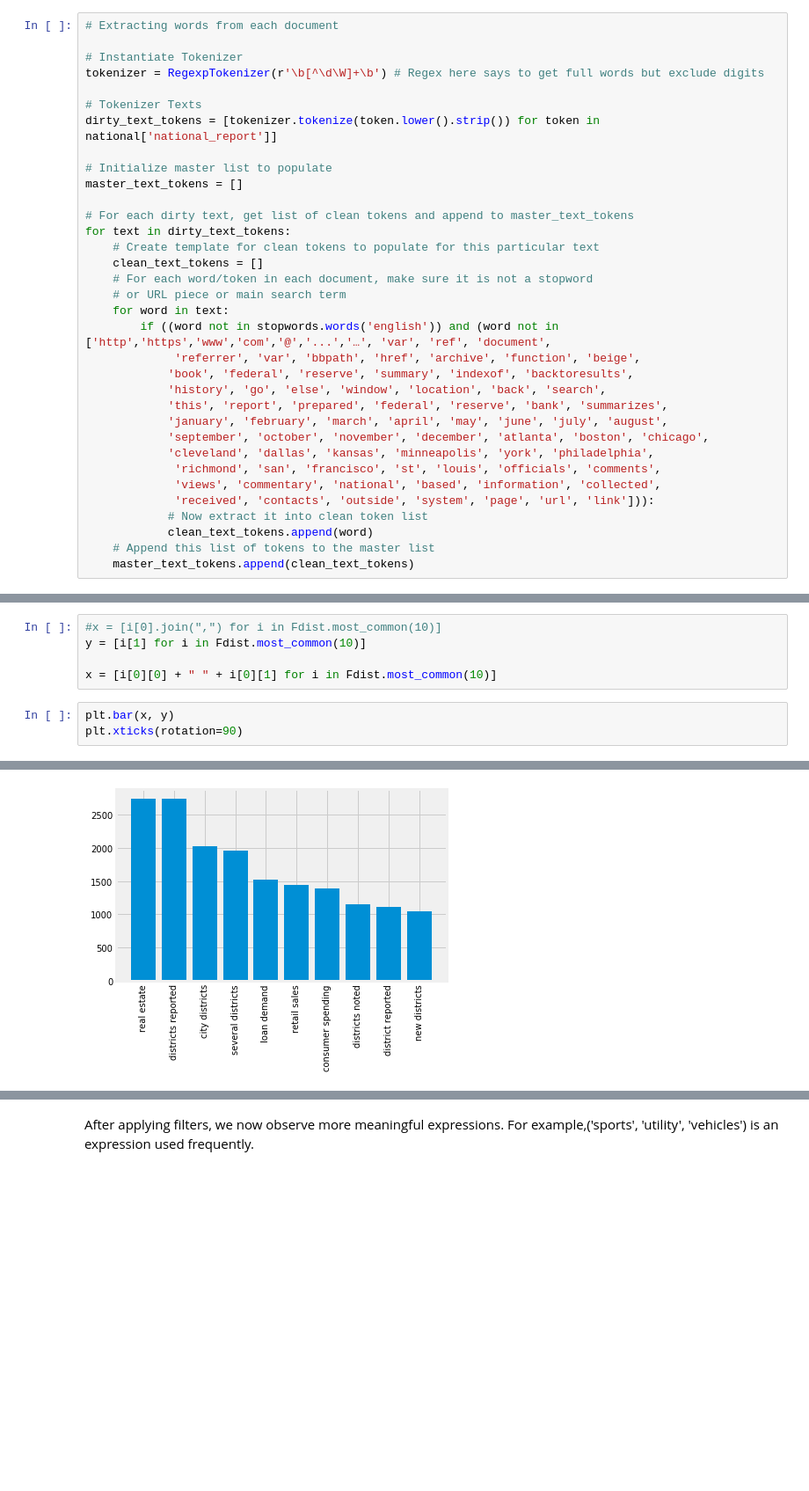
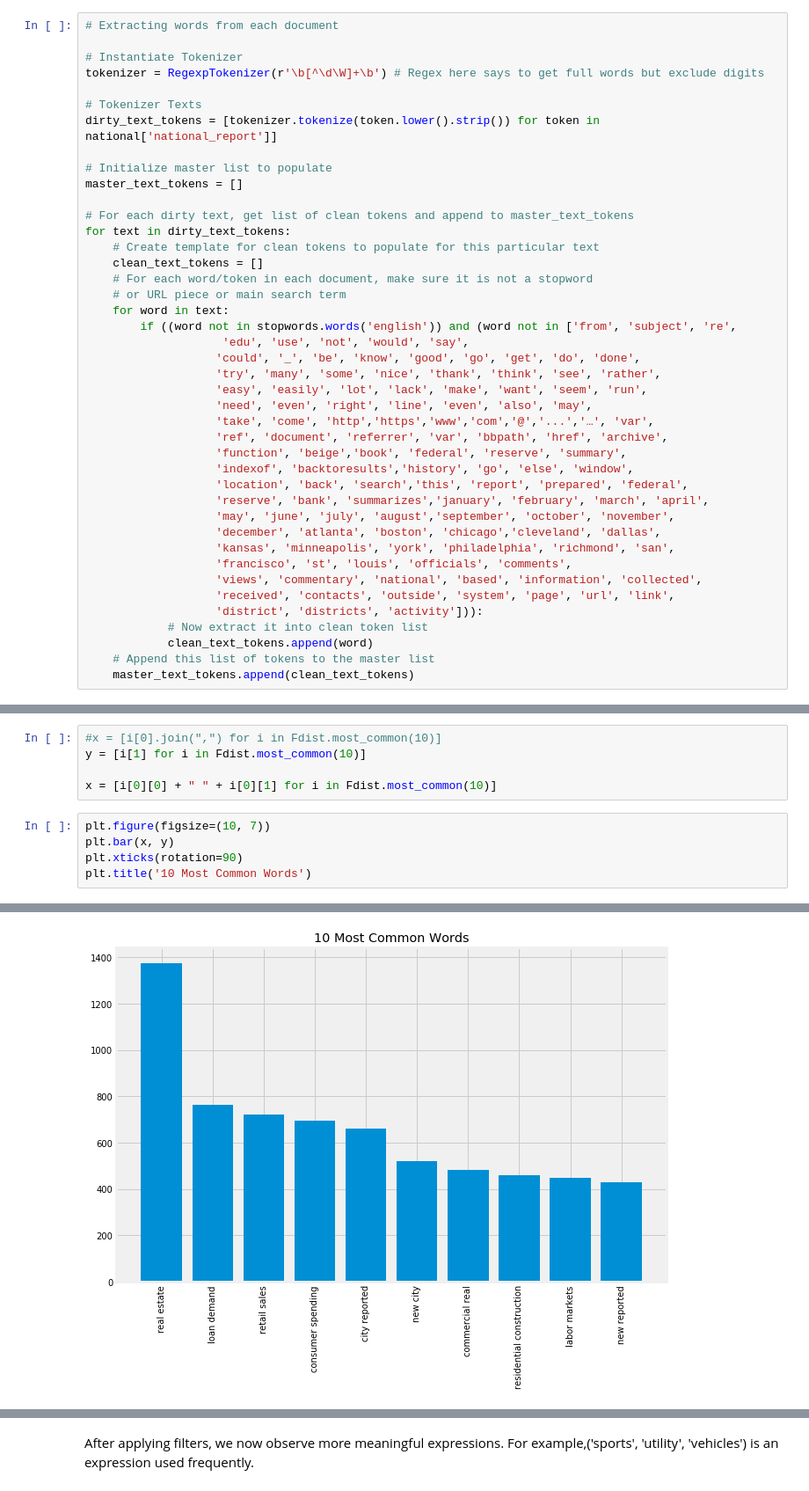
Before and after one commit to iceberg425/NLP_Projects, a Jupyter notebook: DSI_Project/EDA_2.ipynb, the cells around one changed output, grey strips where cells are left out. Shown at 88% size. Drawn from its saved outputs; the diff is of its cells as text; blank space fills up the shorter version.

```diff
--- a/DSI_Project/EDA_2.ipynb
+++ b/DSI_Project/EDA_2.ipynb
@@ -276,17 +280,25 @@ for text in dirty_text_tokens:
     # For each word/token in each document, make sure it is not a stopword
     # or URL piece or main search term
     for word in text:
-        if ((word not in stopwords.words('english')) and (word not in ['http','https','www','com','@','...','…', 'var', 'ref', 'document',
-             'referrer', 'var', 'bbpath', 'href', 'archive', 'function', 'beige',
-            'book', 'federal', 'reserve', 'summary', 'indexof', 'backtoresults',
-            'history', 'go', 'else', 'window', 'location', 'back', 'search',
-            'this', 'report', 'prepared', 'federal', 'reserve', 'bank', 'summarizes',
-            'january', 'february', 'march', 'april', 'may', 'june', 'july', 'august',
-            'september', 'october', 'november', 'december', 'atlanta', 'boston', 'chicago',
-            'cleveland', 'dallas', 'kansas', 'minneapolis', 'york', 'philadelphia',
-             'richmond', 'san', 'francisco', 'st', 'louis', 'officials', 'comments',
-             'views', 'commentary', 'national', 'based', 'information', 'collected',
-             'received', 'contacts', 'outside', 'system', 'page', 'url', 'link'])):
+        if ((word not in stopwords.words('english')) and (word not in ['from', 'subject', 're',
+                    'edu', 'use', 'not', 'would', 'say',
+                   'could', '_', 'be', 'know', 'good', 'go', 'get', 'do', 'done',
+                   'try', 'many', 'some', 'nice', 'thank', 'think', 'see', 'rather',
+                   'easy', 'easily', 'lot', 'lack', 'make', 'want', 'seem', 'run',
+                   'need', 'even', 'right', 'line', 'even', 'also', 'may',
+                   'take', 'come', 'http','https','www','com','@','...','…', 'var',
+                   'ref', 'document', 'referrer', 'var', 'bbpath', 'href', 'archive',
+                   'function', 'beige','book', 'federal', 'reserve', 'summary',
+                   'indexof', 'backtoresults','history', 'go', 'else', 'window',
+                   'location', 'back', 'search','this', 'report', 'prepared', 'federal',
+                   'reserve', 'bank', 'summarizes','january', 'february', 'march', 'april',
+                   'may', 'june', 'july', 'august','september', 'october', 'november',
+                   'december', 'atlanta', 'boston', 'chicago','cleveland', 'dallas',
+                   'kansas', 'minneapolis', 'york', 'philadelphia', 'richmond', 'san',
+                   'francisco', 'st', 'louis', 'officials', 'comments',
+                   'views', 'commentary', 'national', 'based', 'information', 'collected',
+                   'received', 'contacts', 'outside', 'system', 'page', 'url', 'link',
+                   'district', 'districts', 'activity'])):
             # Now extract it into clean token list
             clean_text_tokens.append(word)
     # Append this list of tokens to the master list
@@ -440,6 +454,8 @@ y = [i[1] for i in Fdist.most_common(10)]
 
 x = [i[0][0] + " " + i[0][1] for i in Fdist.most_common(10)]
 # %%
+plt.figure(figsize=(10, 7))
 plt.bar(x, y)
 plt.xticks(rotation=90)
+plt.title('10 Most Common Words')
 # %% [output]
@@ -447 +463 @@ plt.xticks(rotation=90)
-[figure, old version]
+[figure, new version]
```
Also changed, not shown: parts of 30 cells of this notebook, 16 other files.
